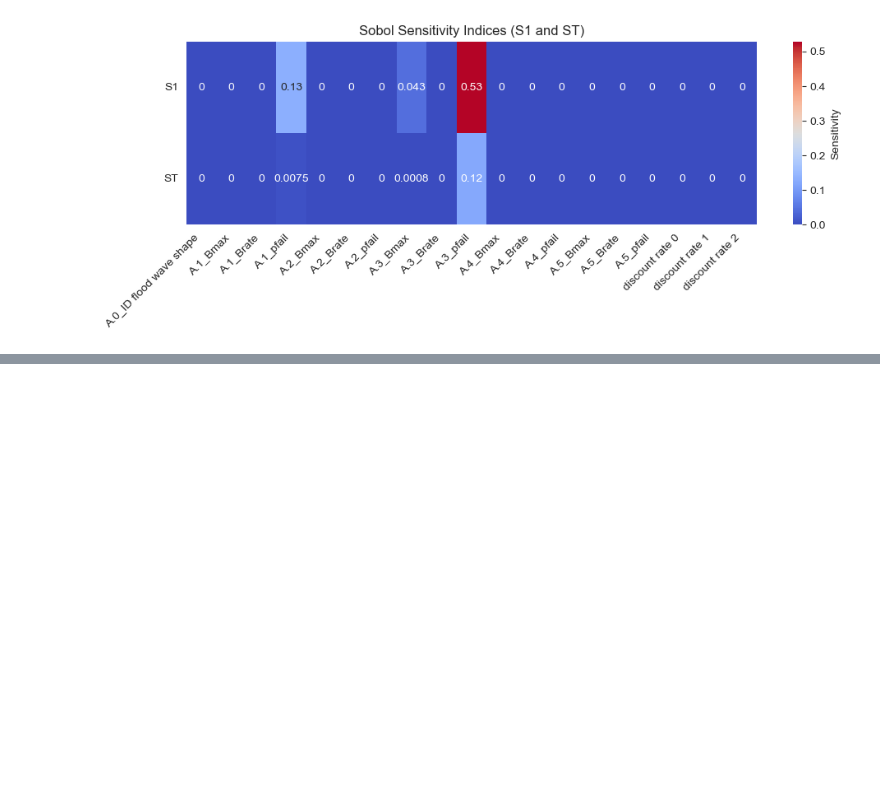
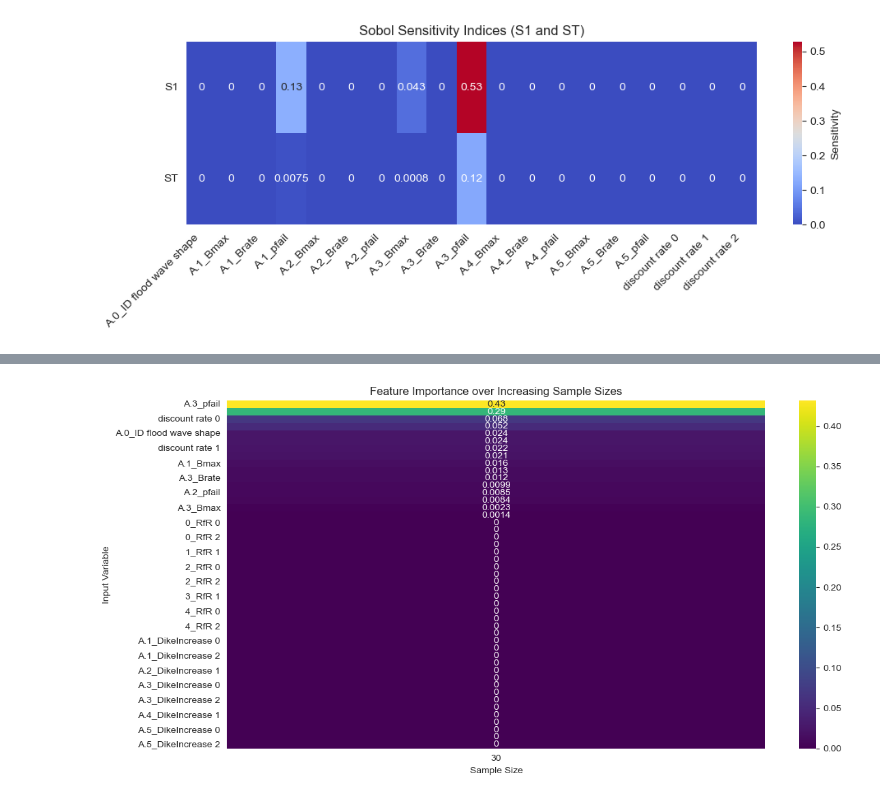
Before and after one commit to DvdhEPA/EMAworkbench, a Jupyter notebook: final assignment/SOBOL.ipynb, the cells around one changed output, grey strips where cells are left out. Saved outputs shown, nothing was run; the diff lists cells and outputs as text; code cells hidden in the pictures; blank space fills up the shorter version.

```diff
--- a/final assignment/SOBOL.ipynb
+++ b/final assignment/SOBOL.ipynb
@@ -180,0 +183,4 @@ plt.show()
+# %%
+scores = feature_scoring.get_ex_feature_scores(experiments_sobol, A5_deaths_final_sobol,
+                                      max_features=0.6, mode=RuleInductionType.REGRESSION)[0]
+scores
@@ -180,0 +206,32 @@ plt.show()
+# %%
+import pandas as pd
+from ema_workbench.analysis import feature_scoring, RuleInductionType
+
+combined_scores = []
+
+for j in range(30, experiments_sobol.shape[0]+1, 30):
+    scores, _ = feature_scoring.get_ex_feature_scores(
+        experiments_sobol.iloc[:j, :],
+        A5_deaths_final_sobol[:j],
+        max_features=0.6,
+        mode=RuleInductionType.REGRESSION
+    )
+    scores.columns = [j]  # label the scores by sample size
+    combined_scores.append(scores)
+
+# Combine all into one DataFrame
+all_scores_df = pd.concat(combined_scores, axis=1)
+
+# Optional: plot how importance evolves with sample size
+import seaborn as sns
+import matplotlib.pyplot as plt
+
+plt.figure(figsize=(12, 6))
+sns.heatmap(all_scores_df, annot=True, cmap="viridis")
+plt.title('Feature Importance over Increasing Sample Sizes')
+plt.xlabel('Sample Size')
+plt.ylabel('Input Variable')
+plt.tight_layout()
+plt.show()
+# %% [output]
+[figure, added]
```
Also changed, not shown: parts of 4 cells of this notebook, 1 other file.
